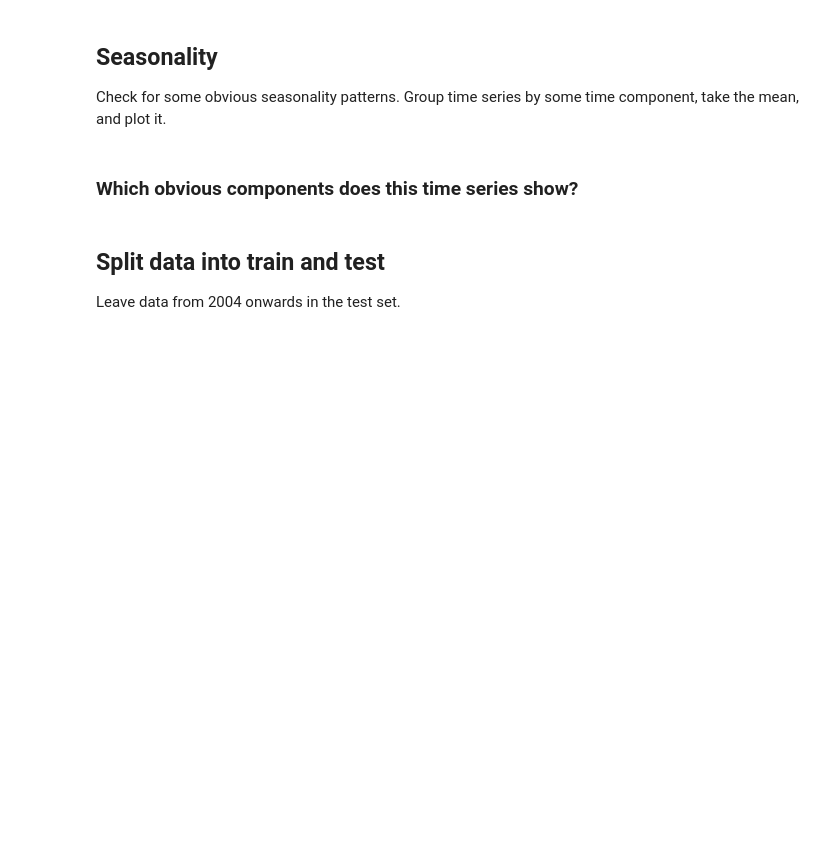
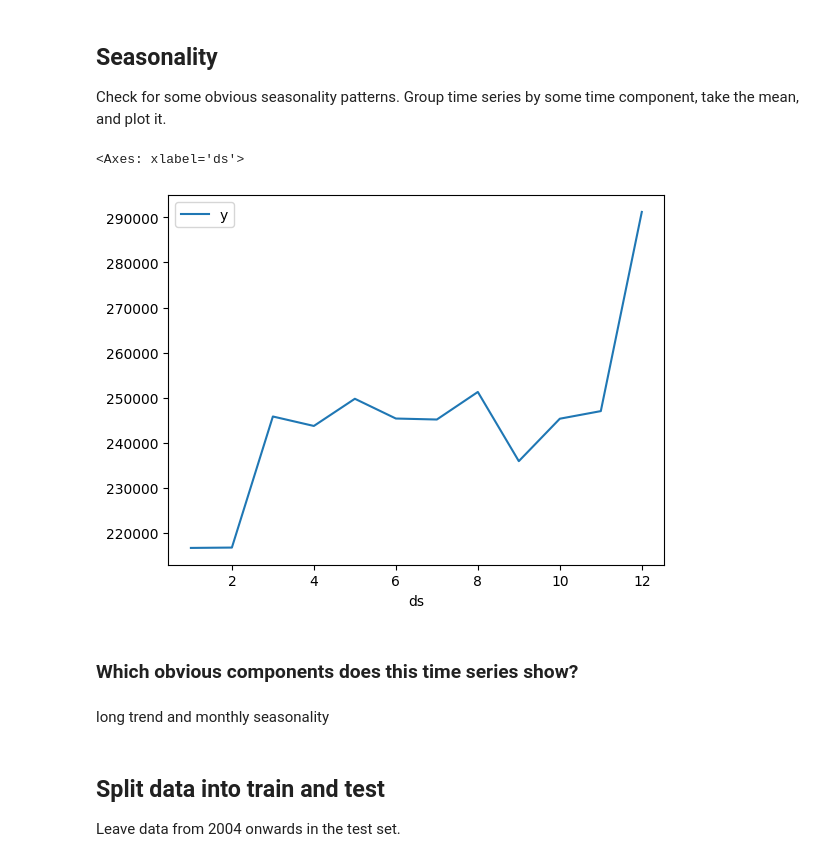
Before and after one commit to MDSvensson/forecasting-with-machine-learning, a Jupyter notebook: 02-multistep-forecasting/assignment/01-assigment.ipynb, the cells around one changed output. Saved outputs shown, nothing was run; the diff lists cells and outputs as text; code cells hidden in the pictures; blank space fills up the shorter version.

```diff
--- a/02-multistep-forecasting/assignment/01-assigment.ipynb
+++ b/02-multistep-forecasting/assignment/01-assigment.ipynb
@@ -55,5 +61,12 @@ Check for some obvious seasonality patterns. Group time series by some time comp
+# %%
+by_month.plot()
+# %% [output]
+<Axes: xlabel='ds'>
+[figure, added]
 # %% [markdown]
 ### Which obvious components does this time series show?
+# %% [markdown]
+long trend and monthly seasonality
 # %% [markdown]
 ## Split data into train and test
 
```
Also changed, not shown: parts of 3 cells of this notebook, 2 other files.
